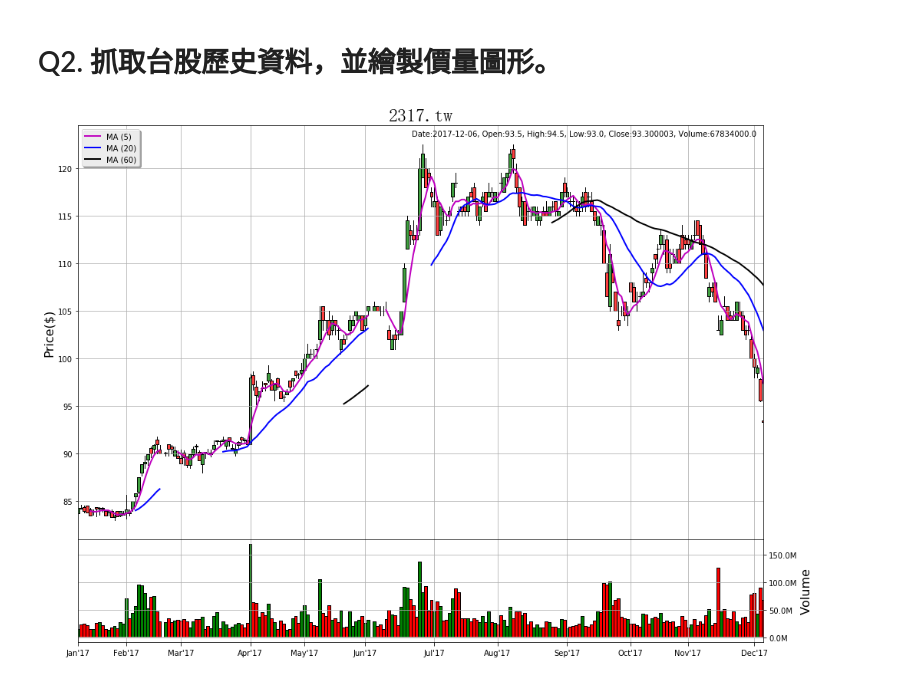
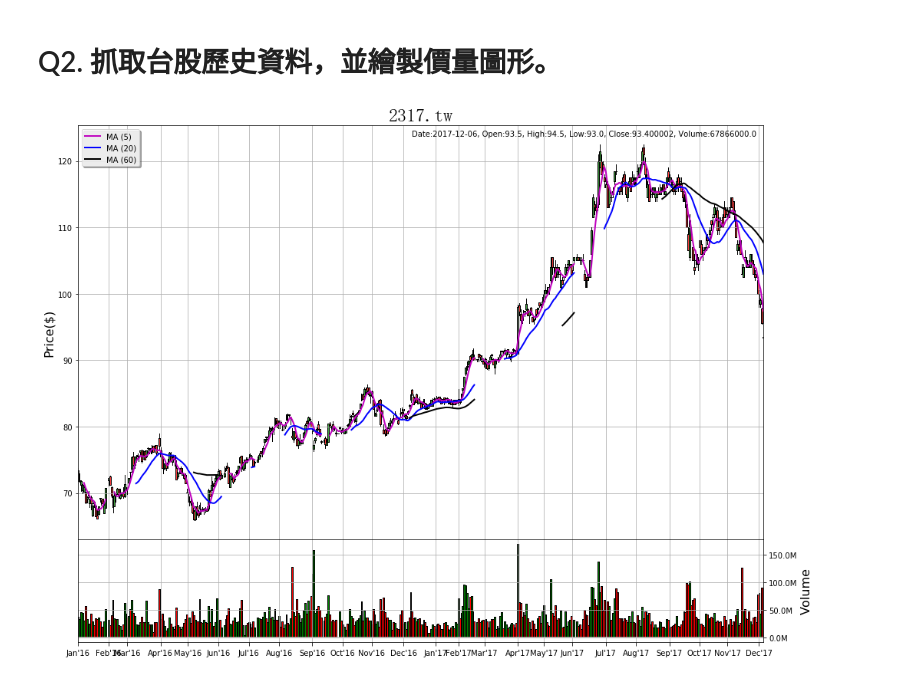
Before and after one commit to 102306075/PythonHW, a Jupyter notebook: HW5/HW5.ipynb, the cells around one changed output. Saved outputs shown, nothing was run; the diff lists cells and outputs as text; code cells hidden in the pictures.

```diff
--- a/HW5/HW5.ipynb
+++ b/HW5/HW5.ipynb
@@ -75,9 +75,9 @@ import kchart
 # %%
 #yahoo twstock
 #HW2
 
-df = web.DataReader("2317.tw", 'yahoo', datetime(2017,1,1))
+df = web.DataReader("2317.tw", 'yahoo', datetime(2016,1,1))
 df.head()
 kchart.draw(df,"2317.tw")
 # %% [output]
-[figure, old version]
+[figure, new version]
```
Also changed, not shown: 6 other files.
